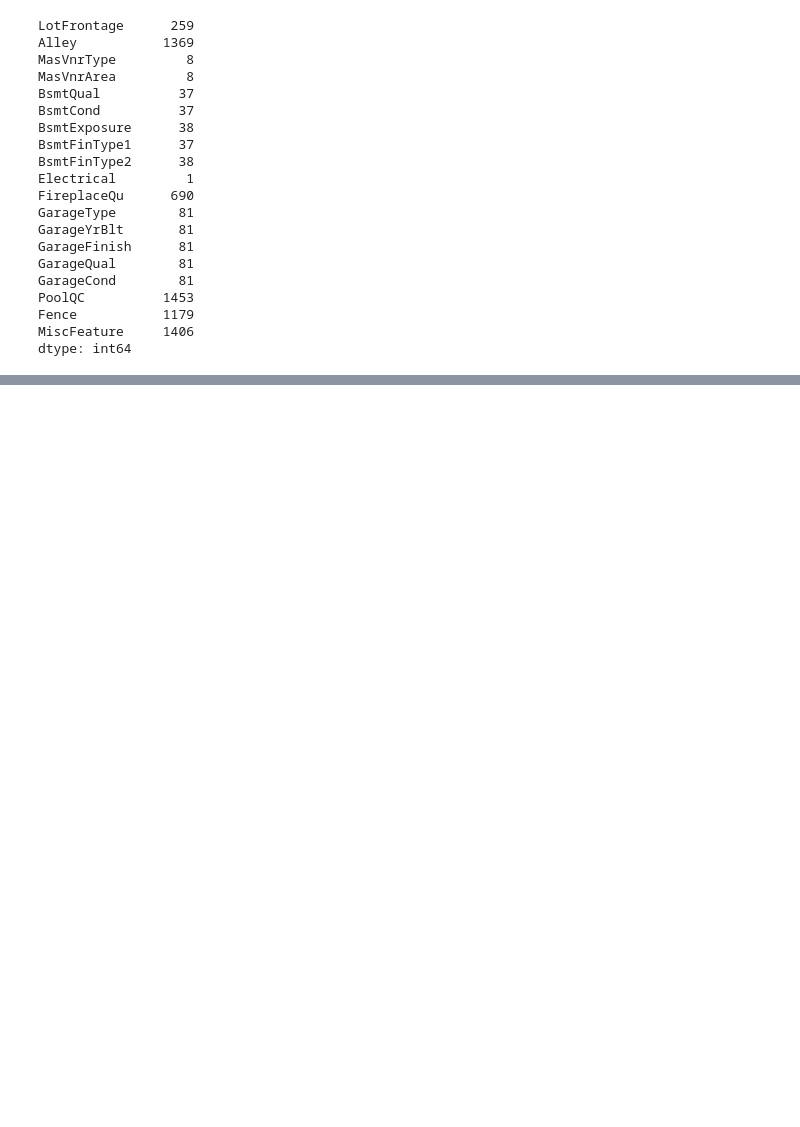
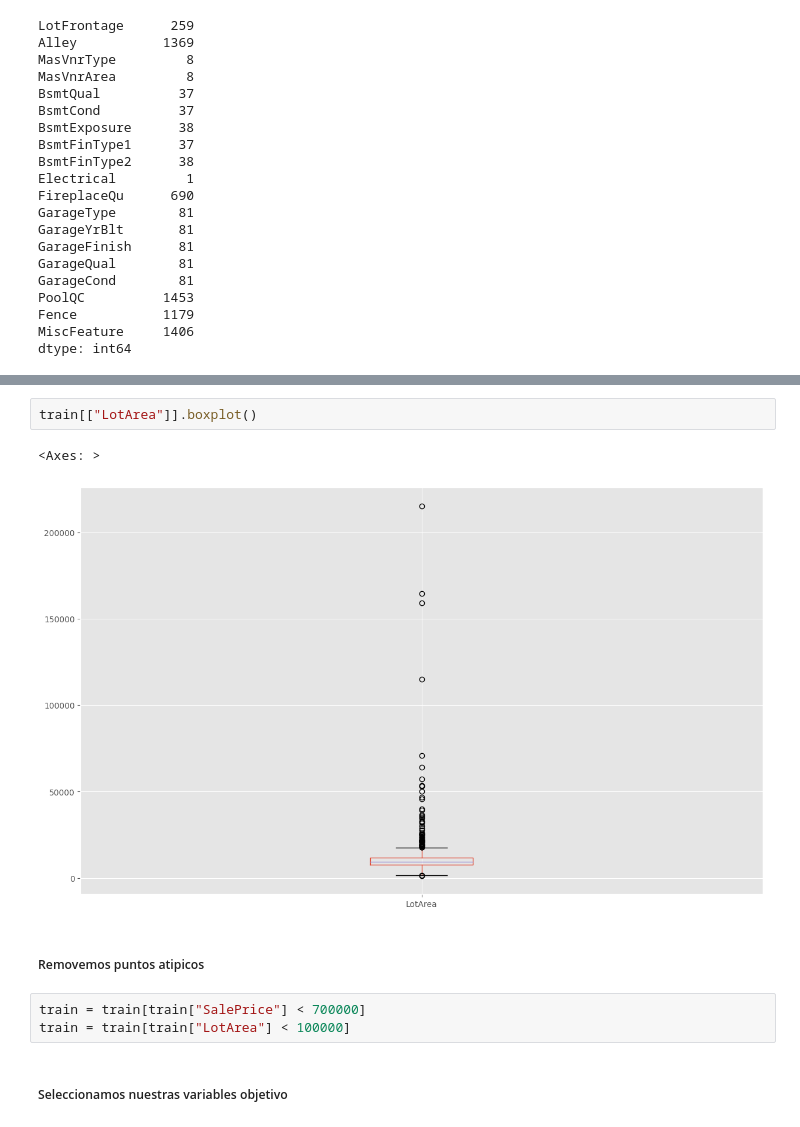
Before and after one commit to DannyEst6109/HT5-DataMining, a Jupyter notebook: HT5.ipynb, the cells around one changed output, grey strips where cells are left out. Saved outputs shown, nothing was run; the diff lists cells and outputs as text; blank space fills up the shorter version.

```diff
--- a/HT5.ipynb
+++ b/HT5.ipynb
@@ -95,0 +132,12 @@ for i in nulls.index:
+# %%
+train[["LotArea"]].boxplot()
+# %% [output]
+<Axes: >
+[figure, added]
+# %% [markdown]
+##### Removemos puntos atipicos
+# %%
+train = train[train["SalePrice"] < 700000]
+train = train[train["LotArea"] < 100000]
+# %% [markdown]
+##### Seleccionamos nuestras variables objetivo
```
Also changed, not shown: parts of 9 cells of this notebook.
